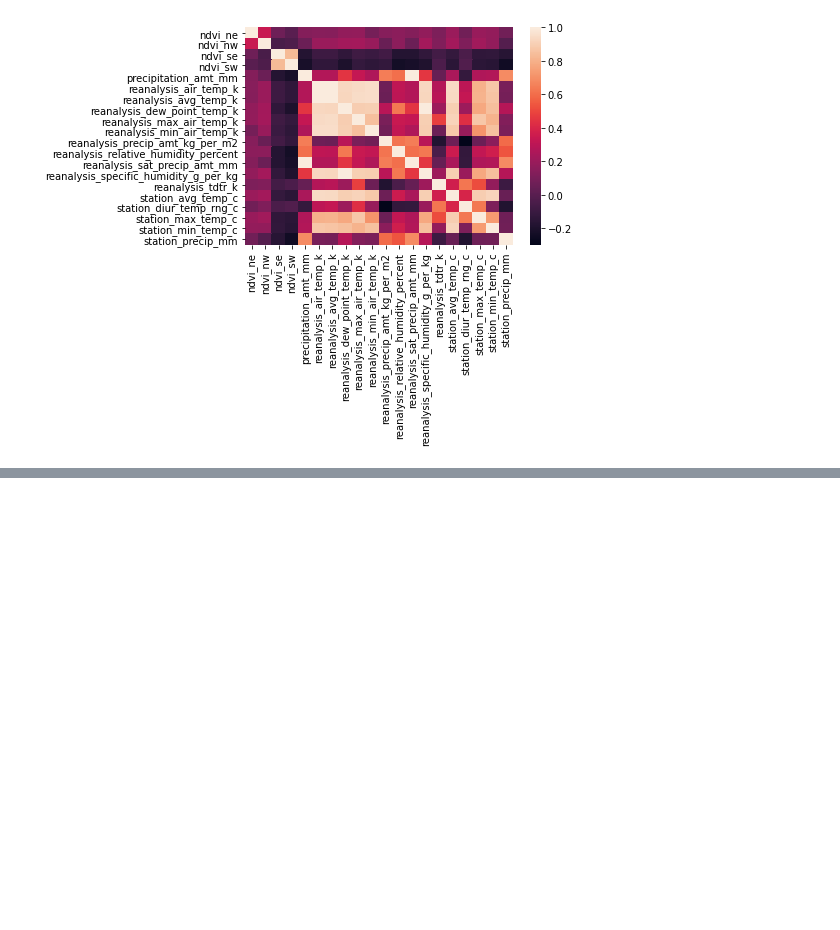
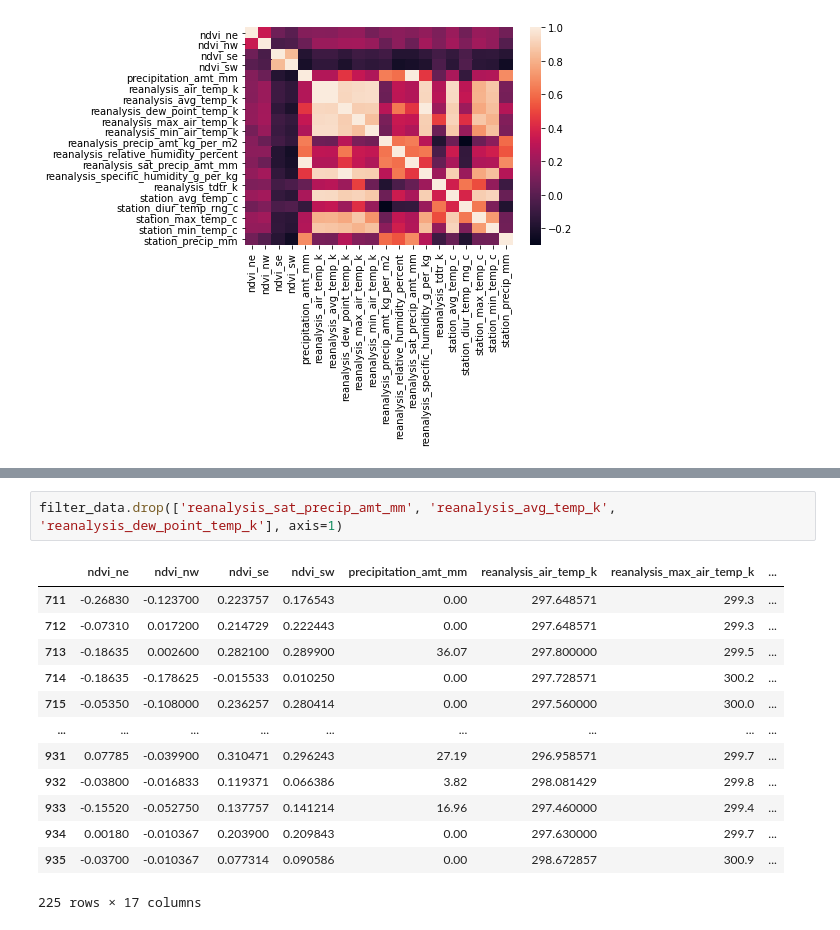
Before and after one commit to raulbs7/Machine-Learning-Techniques-Project, a Jupyter notebook: Milestone1.ipynb, the cells around one changed output, grey strips where cells are left out. Cells and saved outputs as stored; diff of their text form; blank space fills up the shorter version.

```diff
--- a/Milestone1.ipynb
+++ b/Milestone1.ipynb
@@ -171,0 +225,16 @@ We could see that there a bunch of features that have a strong correlation betwe
+# %%
+filter_data.drop(['reanalysis_sat_precip_amt_mm', 'reanalysis_avg_temp_k', 'reanalysis_dew_point_temp_k'], axis=1)
+# %% [output]
+|  | ndvi_ne | ndvi_nw | ndvi_se | ndvi_sw | precipitation_amt_mm | reanalysis_air_temp_k | reanalysis_max_air_temp_k | ... |
+| 711 | -0.26830 | -0.123700 | 0.223757 | 0.176543 | 0.00 | 297.648571 | 299.3 | ... |
+| 712 | -0.07310 | 0.017200 | 0.214729 | 0.222443 | 0.00 | 297.648571 | 299.3 | ... |
+| 713 | -0.18635 | 0.002600 | 0.282100 | 0.289900 | 36.07 | 297.800000 | 299.5 | ... |
+| 714 | -0.18635 | -0.178625 | -0.015533 | 0.010250 | 0.00 | 297.728571 | 300.2 | ... |
+| 715 | -0.05350 | -0.108000 | 0.236257 | 0.280414 | 0.00 | 297.560000 | 300.0 | ... |
+| ... | ... | ... | ... | ... | ... | ... | ... | ... |
+| 931 | 0.07785 | -0.039900 | 0.310471 | 0.296243 | 27.19 | 296.958571 | 299.7 | ... |
+| 932 | -0.03800 | -0.016833 | 0.119371 | 0.066386 | 3.82 | 298.081429 | 299.8 | ... |
+| 933 | -0.15520 | -0.052750 | 0.137757 | 0.141214 | 16.96 | 297.460000 | 299.4 | ... |
+| 934 | 0.00180 | -0.010367 | 0.203900 | 0.209843 | 0.00 | 297.630000 | 299.7 | ... |
+| 935 | -0.03700 | -0.010367 | 0.077314 | 0.090586 | 0.00 | 298.672857 | 300.9 | ... |
+225 rows × 17 columns
```
Also changed, not shown: parts of 12 cells of this notebook.
